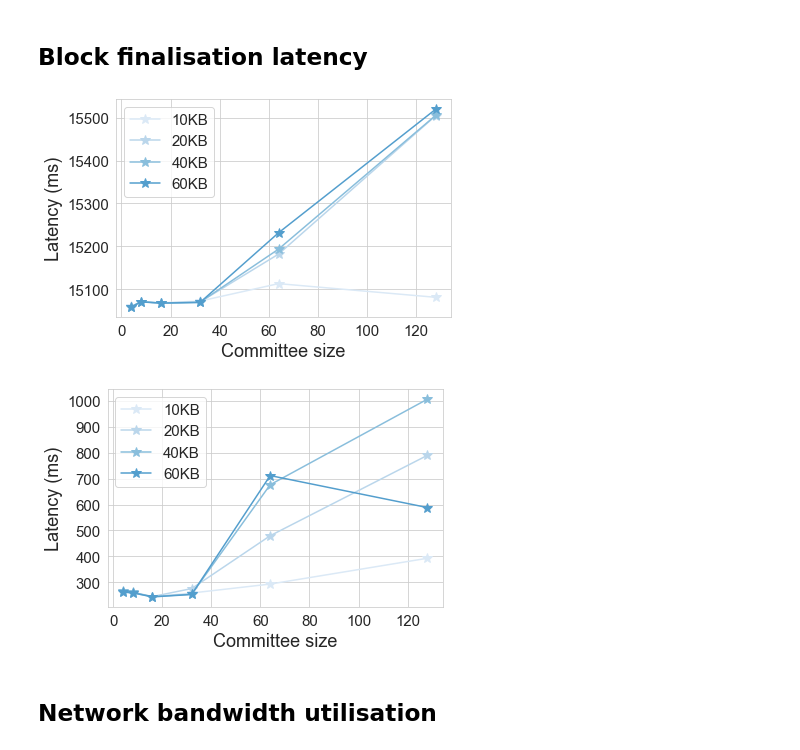
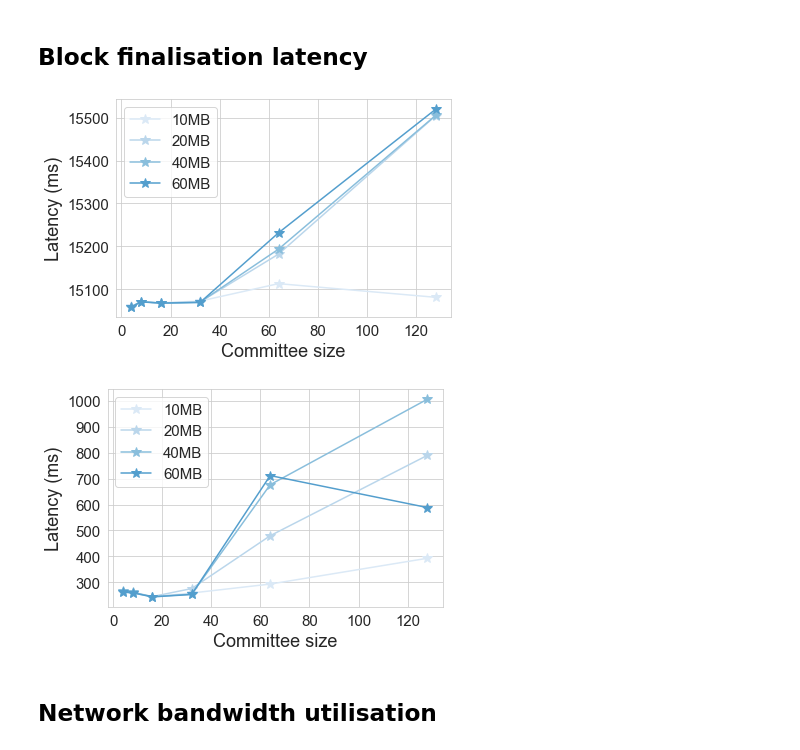
Before and after one commit to SebastianElvis/ebft, a Jupyter notebook: evaluation/analysis.ipynb, the cells around one changed output. Drawn from its saved outputs; the diff is of its cells as text; code cells hidden in the pictures.

```diff
--- a/evaluation/analysis.ipynb
+++ b/evaluation/analysis.ipynb
@@ -231,6 +237,8 @@ def save_latency_stats(extensions, committee_sizes, latencies, minerblocksizes):
 # latency_df = save_latency_stats(['syncorazor', 'psyncorazor'], [4,8,16,32,64,128], [5], [10,20,40,60])
 # latency_df
 # %%
+latency_df = pd.read_csv(DATA_PATH / 'latency.csv')
+
 extensions = ['syncorazor', 'psyncorazor']
 committee_sizes = [4,8,16,32,64,128]
 latency = 5
@@ -239,36 +247,36 @@ minerblocksizes = [10, 20, 40, 60]
 def plot_latency(df, extension, committee_sizes, minerblocksizes):
     plt.figure()
 
     for minerblocksize in minerblocksizes:
         lines = df[(df['extension']==extension) & (df['committee_size'].isin(committee_sizes)) & (df['latency']==latency) & (df['minerblocksize']==minerblocksize)]
         delay_means = lines['mean']
         delay_stds = lines['std']
-#         plt.errorbar(committee_sizes, delay_means, yerr=delay_stds, label="%dKB" % minerblocksize)
-        plt.plot(committee_sizes, delay_means, '-*', label="%dKB" % minerblocksize, markersize=10)
+#         plt.errorbar(committee_sizes, delay_means, yerr=delay_stds, label="%dMB" % minerblocksize)
+        plt.plot(committee_sizes, delay_means, '-*', label="%dMB" % minerblocksize, markersize=10)
 
     plt.xticks(fontsize=15)
     plt.yticks(fontsize=15)
     plt.xlabel('Committee size', fontsize=18)
     plt.ylabel('Latency (ms)', fontsize=18)
     plt.legend(fontsize=15)
     plt.show()
 
 # redo
 # sync 64 10
 plot_latency(latency_df, 'syncorazor', [4,8,16,32,64,128], [10,20,40,60])
 plot_latency(latency_df, 'psyncorazor', [4,8,16,32,64,128], [10,20,40,60])
 
 # plot_latency(latency_df, 'syncorazor', [4,8,16,32,64,128], [10])
 # plot_latency(latency_df, 'syncorazor', [4,8,16,32,64,128], [20])
 # plot_latency(latency_df, 'syncorazor', [4,8,16,32,64,128], [40])
 # plot_latency(latency_df, 'syncorazor', [4,8,16,32,64,128], [60])
 
 # plot_latency(latency_df, 'psyncorazor', [4,8,16,32,64,128], [10])
 # plot_latency(latency_df, 'psyncorazor', [4,8,16,32,64,128], [20])
 # plot_latency(latency_df, 'psyncorazor', [4,8,16,32,64,128], [40])
 # plot_latency(latency_df, 'psyncorazor', [4,8,16,32,64,128], [60])
 # %% [output]
-[figure, old version]
+[figure, new version]
 [figure]
 # %% [markdown]
 ## Network bandwidth utilisation
```
Also changed, not shown: parts of 8 cells of this notebook, 2 other files.
